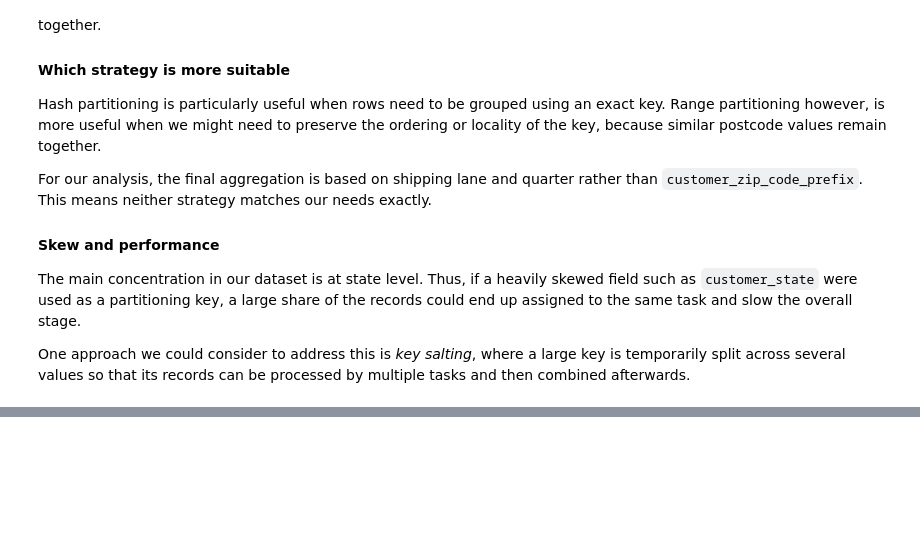
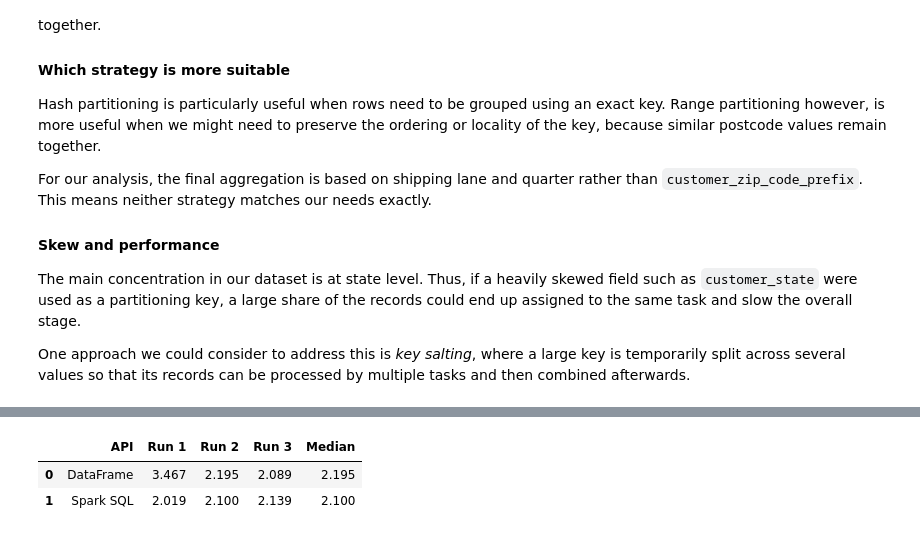
Before and after one commit to mounisha-dev21/ito5202-assessment1-spark, a Jupyter notebook: assessment1.ipynb, the cells around one changed output, grey strips where cells are left out. Saved outputs shown, nothing was run; the diff lists cells and outputs as text; code cells hidden in the pictures; blank space fills up the shorter version.

Commit message:
Add execution time benchmarking with plan comparison and discussion

```diff
--- a/assessment1.ipynb
+++ b/assessment1.ipynb
@@ -2010,0 +2038,9 @@ One approach we could consider to address this is *key salting*, where a large k
+# %%
+# Remove the cached final result before benchmarking
+lane_quarter_ranked.unpersist(blocking=True)
+
+# Reset these if the benchmark needs to be run again
+timings = {
+    "DataFrame": [],
+    "Spark SQL": []
+}
@@ -2010,0 +2239,13 @@ One approach we could consider to address this is *key salting*, where a large k
+# %%
+%%time
+
+# Spark SQL - run 3
+start = time.perf_counter()
+
+rows = build_sql_query().collect()
+
+elapsed = time.perf_counter() - start
+timings["Spark SQL"].append(round(elapsed, 3))
+
+print("Rows returned:", len(rows))
+print("Recorded time:", round(elapsed, 3), "seconds")
@@ -2010,0 +2257,26 @@ One approach we could consider to address this is *key salting*, where a large k
+# %%
+df_times = timings["DataFrame"]
+sql_times = timings["Spark SQL"]
+
+benchmark = pd.DataFrame([
+    {
+        "API": "DataFrame",
+        "Run 1": df_times[0],
+        "Run 2": df_times[1],
+        "Run 3": df_times[2],
+        "Median": round(median(df_times), 3)
+    },
+    {
+        "API": "Spark SQL",
+        "Run 1": sql_times[0],
+        "Run 2": sql_times[1],
+        "Run 3": sql_times[2],
+        "Median": round(median(sql_times), 3)
+    }
+])
+
+benchmark
+# %% [output]
+|  | API | Run 1 | Run 2 | Run 3 | Median |
+| 0 | DataFrame | 3.467 | 2.195 | 2.089 | 2.195 |
+| 1 | Spark SQL | 2.019 | 2.100 | 2.139 | 2.100 |
```
Also changed, not shown: parts of 10 cells of this notebook.
